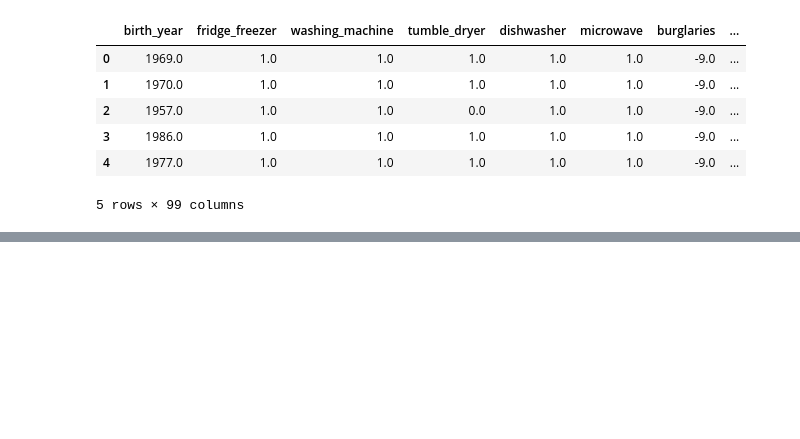
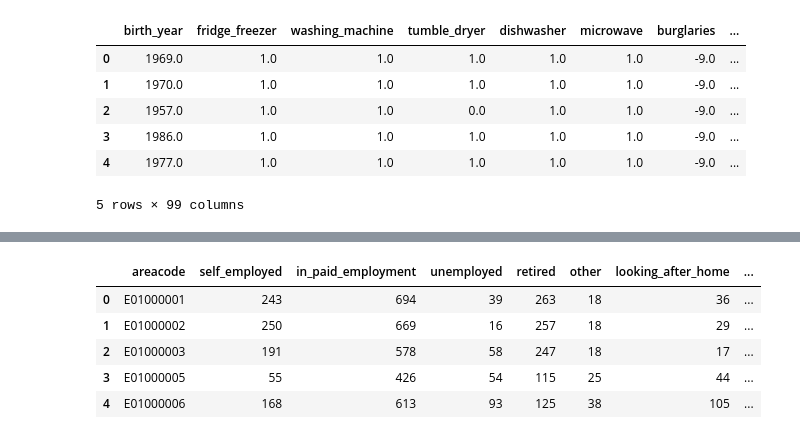
Before and after one commit to ricci-colasanti/Synthetic-Population-Generation, a Jupyter notebook: code/sand.ipynb, the cells around one changed output, grey strips where cells are left out. Drawn from its saved outputs; the diff is of its cells as text; code cells hidden in the pictures; blank space fills up the shorter version.

```diff
--- a/code/sand.ipynb
+++ b/code/sand.ipynb
@@ -34,0 +38,11 @@ Index(['birth_year', 'fridge_freezer', 'washing_machine', 'tumble_dryer',
+# %%
+df_economic = pd.read_csv('../data/RealData/2011_census_economic.csv')
+# %%
+df_economic.head()
+# %% [output]
+|  | areacode | self_employed | in_paid_employment | unemployed | retired | other | looking_after_home | ... |
+| 0 | E01000001 | 243 | 694 | 39 | 263 | 18 | 36 | ... |
+| 1 | E01000002 | 250 | 669 | 16 | 257 | 18 | 29 | ... |
+| 2 | E01000003 | 191 | 578 | 58 | 247 | 18 | 17 | ... |
+| 3 | E01000005 | 55 | 426 | 54 | 115 | 25 | 44 | ... |
+| 4 | E01000006 | 168 | 613 | 93 | 125 | 38 | 105 | ... |
```
Also changed, not shown: parts of 7 cells of this notebook, 7 other files.
